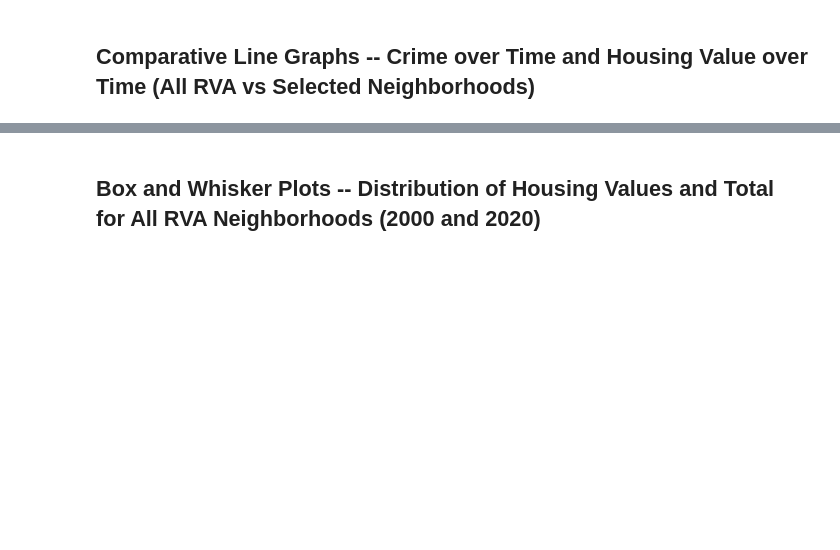
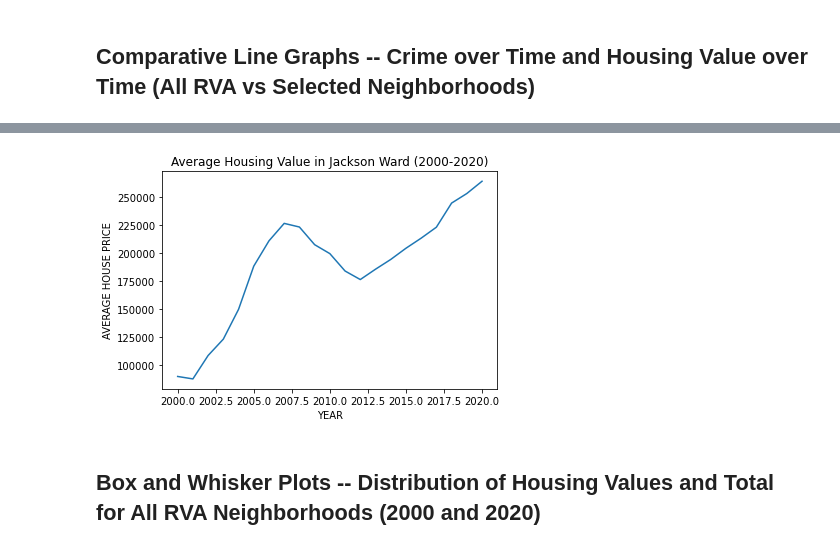
Before and after one commit to anguloag/Gentrification-in-Richmond, a Jupyter notebook: sociotracker_graphs_working.ipynb, the cells around one changed output, grey strips where cells are left out. Saved outputs shown, nothing was run; the diff lists cells and outputs as text; code cells hidden in the pictures; blank space fills up the shorter version.

```diff
--- a/sociotracker_graphs_working.ipynb
+++ b/sociotracker_graphs_working.ipynb
@@ -119,3 +169,13 @@ Index(['YEAR', 'NEIGHBORHOOD_NAME', 'HOMICIDE', 'SEX_OFFENSE', 'ROBBERY',
+# %%
+plt.plot(jackson_ward_data['YEAR'], jackson_ward_data['AVERAGE_HOUSE_PRICE'])
+plt.xlabel('YEAR')
+plt.ylabel('AVERAGE HOUSE PRICE')
+plt.title(f'Average Housing Value in Jackson Ward (2000-2020)')
+
+
+plt.show()
+# %% [output]
+[figure, added]
 # %% [markdown]
 ## Box and Whisker Plots -- Distribution of Housing Values and Total for All RVA Neighborhoods (2000 and 2020)
 # %%
```
Also changed, not shown: parts of 10 cells of this notebook, 8 other files.
